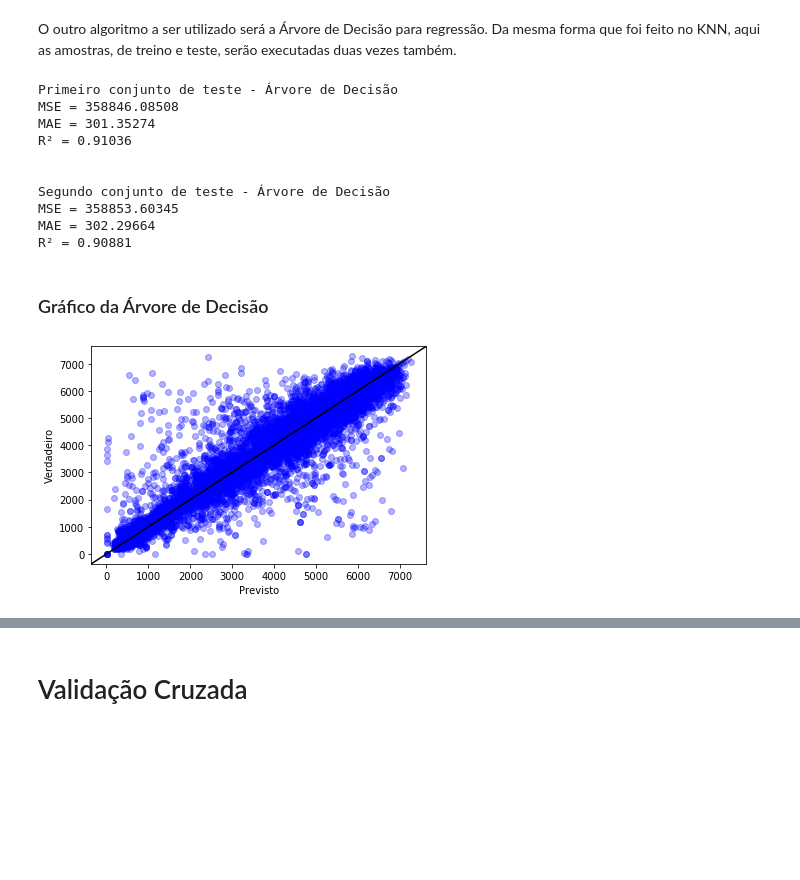
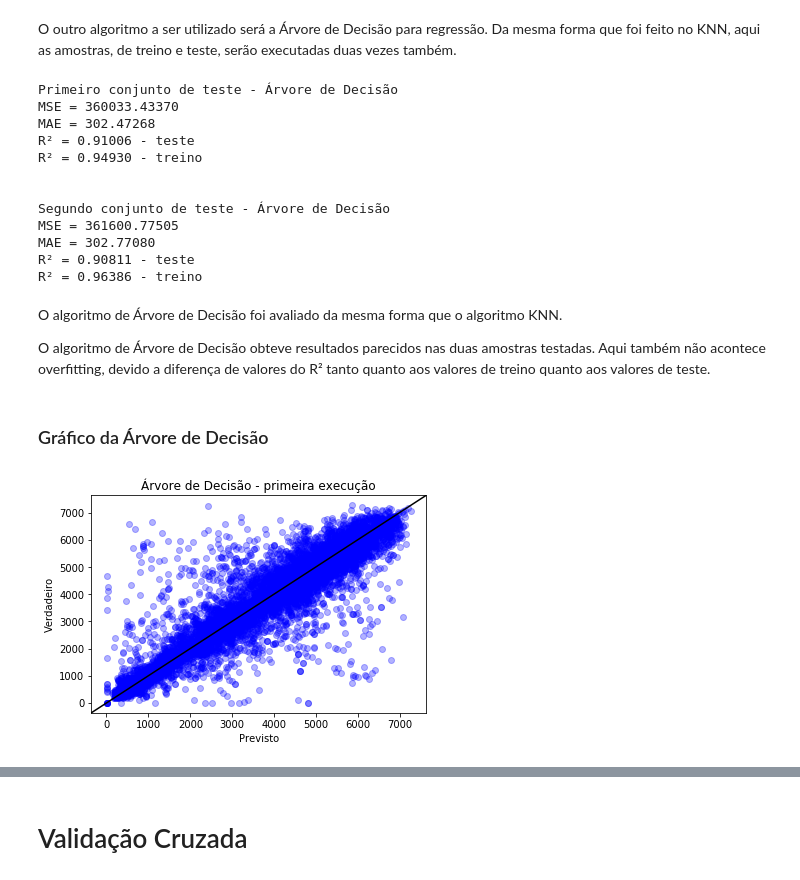
Before and after one commit to LuyzaDomingos/IA, a Jupyter notebook: Regressao/questao2.ipynb, the cells around one changed output, grey strips where cells are left out. Drawn from its saved outputs; the diff is of its cells as text; code cells hidden in the pictures; blank space fills up the shorter version.

```diff
--- a/Regressao/questao2.ipynb
+++ b/Regressao/questao2.ipynb
@@ -507,7 +515,7 @@ R² = 0.91993
 # %% [markdown]
 ### Gráfico KNN
 # %%
-def scatter(x, y):
+def scatter(x, y,title = None):
     fig, ax = plt.subplots()
     ax.scatter(x, y, c='blue',alpha = 0.3)
     line = mlines.Line2D([0, 1], [0, 1], color='black')
@@ -516,3 +524,6 @@ def scatter(x, y):
     ax.add_line(line)
     plt.xlabel("Previsto")
     plt.ylabel("Verdadeiro")
+    if title != None:
+        plt.title(title)
+    plt.show()
@@ -539,27 +556,35 @@ print("Primeiro conjunto de teste - Árvore de Decisão")
 
 print("MSE = %0.5f" % (metrics.mean_squared_error(testTarget,result_firstTree)))
 print("MAE = %0.5f" % (metrics.mean_absolute_error(testTarget,result_firstTree)))
-print("R² = %0.5f" % (metrics.r2_score(testTarget,result_firstTree)))
+print("R² = %0.5f - teste" % (metrics.r2_score(testTarget,result_firstTree)))
+print("R² = %0.5f - treino" % (metrics.r2_score(trainTarget,result_trainTree)))
 
 print("\n\nSegundo conjunto de teste - Árvore de Decisão")
 print("MSE = %0.5f" % (metrics.mean_squared_error(testTarget2,result_secondTree)))
 print("MAE = %0.5f" % (metrics.mean_absolute_error(testTarget2,result_secondTree)))
-print("R² = %0.5f" % (metrics.r2_score(testTarget2,result_secondTree)))
+print("R² = %0.5f - teste" % (metrics.r2_score(testTarget2,result_secondTree)))
+print("R² = %0.5f - treino" % (metrics.r2_score(trainTarget2,result_tTree)))
 # %% [output]
 Primeiro conjunto de teste - Árvore de Decisão
-MSE = 358846.08508
-MAE = 301.35274
-R² = 0.91036
+MSE = 360033.43370
+MAE = 302.47268
+R² = 0.91006 - teste
+R² = 0.94930 - treino
 
 
 Segundo conjunto de teste - Árvore de Decisão
-MSE = 358853.60345
-MAE = 302.29664
-R² = 0.90881
+MSE = 361600.77505
+MAE = 302.77080
+R² = 0.90811 - teste
+R² = 0.96386 - treino
+# %% [markdown]
+O algoritmo de Árvore de Decisão foi avaliado da mesma forma que o algoritmo KNN.
+
+O algoritmo de Árvore de Decisão obteve resultados parecidos nas duas amostras testadas. Aqui também não acontece overfitting, devido a diferença de valores do R² tanto quanto aos valores de treino quanto aos valores de teste.
 # %% [markdown]
 ### Gráfico da Árvore de Decisão
 # %%
-def scatter(x, y):
+def scatter(x, y,title=None):
     fig, ax = plt.subplots()
     ax.scatter(x, y, c='blue',alpha = 0.3)
     line = mlines.Line2D([0, 1], [0, 1], color='black')
@@ -568,7 +593,10 @@ def scatter(x, y):
     ax.add_line(line)
     plt.xlabel("Previsto")
     plt.ylabel("Verdadeiro")
+    if title != None:
+        plt.title(title)
+    plt.show()
 # %%
-scatter(result_secondTree,testTarget2)
+scatter(result_secondTree,testTarget2, "Árvore de Decisão - primeira execução") #primeira execução
 # %% [output]
-[figure, old version]
+[figure, new version]
```
Also changed, not shown: parts of 14 cells of this notebook.
